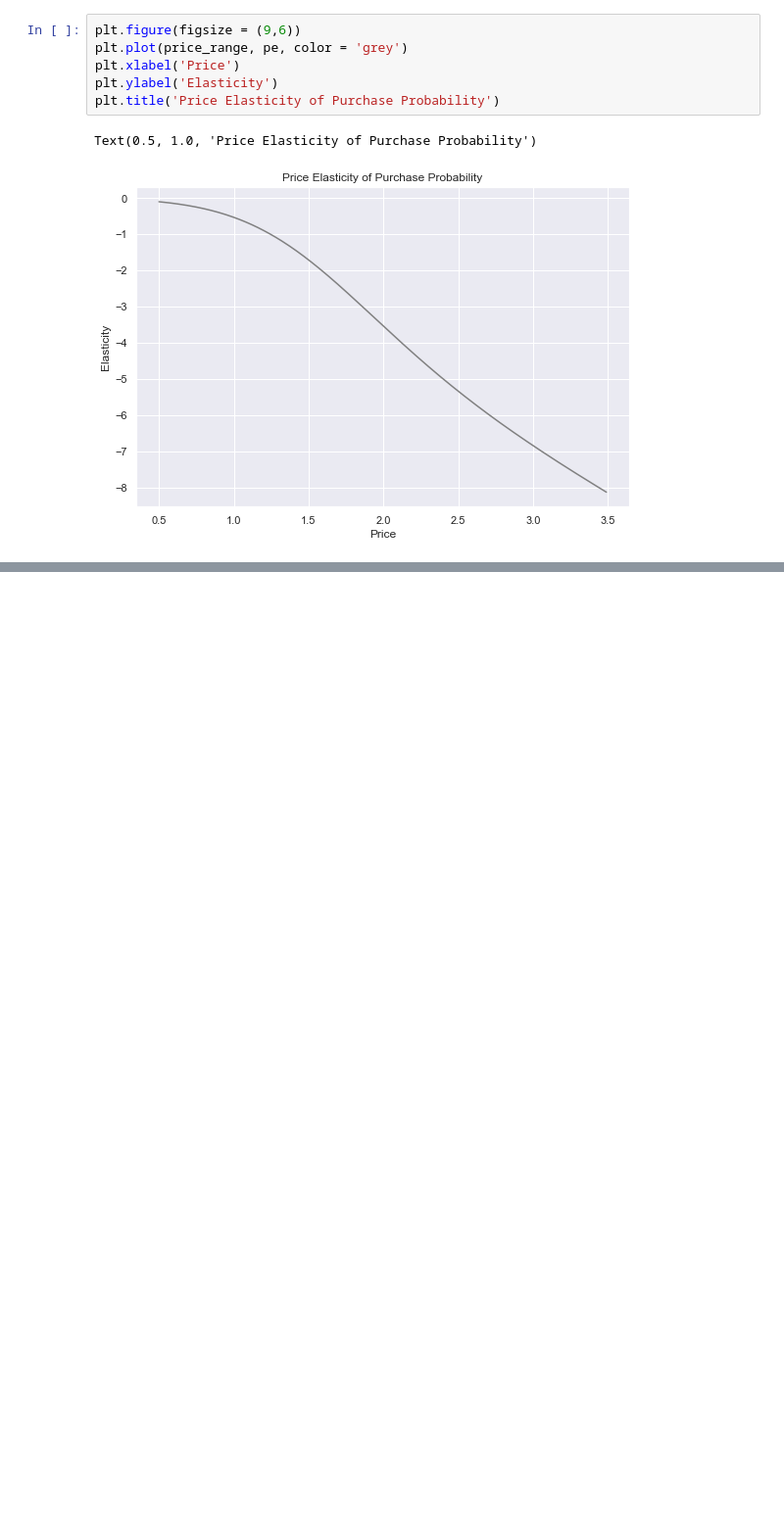
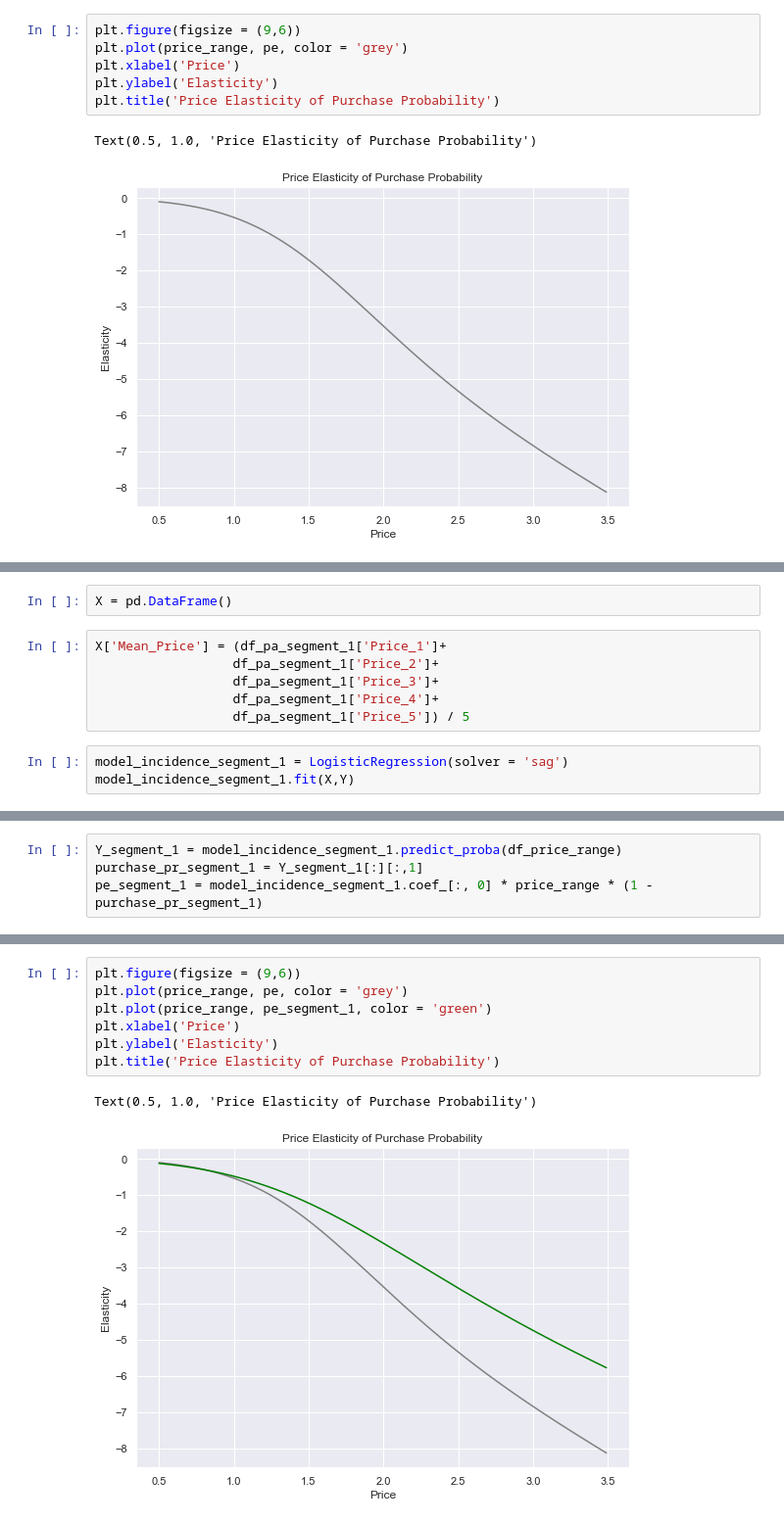
Before and after one commit to SaadAhmedSalim/Customer-Analytics-in-Python, a Jupyter notebook: Customer Analytics Predictive Analysis.ipynb, the cells around one changed output, grey strips where cells are left out. Shown at 98% size. Cells and saved outputs as stored; diff of their text form; blank space fills up the shorter version.

Commit message:
purchase probability by segments part added

```diff
--- a/Customer Analytics Predictive Analysis.ipynb
+++ b/Customer Analytics Predictive Analysis.ipynb
@@ -185,0 +194,11 @@ Text(0.5, 1.0, 'Price Elasticity of Purchase Probability')
+# %%
+X = pd.DataFrame()
+# %%
+X['Mean_Price'] = (df_pa_segment_1['Price_1']+
+                  df_pa_segment_1['Price_2']+
+                  df_pa_segment_1['Price_3']+
+                  df_pa_segment_1['Price_4']+
+                  df_pa_segment_1['Price_5']) / 5
+# %%
+model_incidence_segment_1 = LogisticRegression(solver = 'sag')
+model_incidence_segment_1.fit(X,Y)
@@ -185,0 +215,4 @@ Text(0.5, 1.0, 'Price Elasticity of Purchase Probability')
+# %%
+Y_segment_1 = model_incidence_segment_1.predict_proba(df_price_range)
+purchase_pr_segment_1 = Y_segment_1[:][:,1]
+pe_segment_1 = model_incidence_segment_1.coef_[:, 0] * price_range * (1 - purchase_pr_segment_1)
@@ -185,0 +242,10 @@ Text(0.5, 1.0, 'Price Elasticity of Purchase Probability')
+# %%
+plt.figure(figsize = (9,6))
+plt.plot(price_range, pe, color = 'grey')
+plt.plot(price_range, pe_segment_1, color = 'green')
+plt.xlabel('Price')
+plt.ylabel('Elasticity')
+plt.title('Price Elasticity of Purchase Probability')
+# %% [output]
+Text(0.5, 1.0, 'Price Elasticity of Purchase Probability')
+[figure, added]
```
Also changed, not shown: parts of 32 cells of this notebook.
